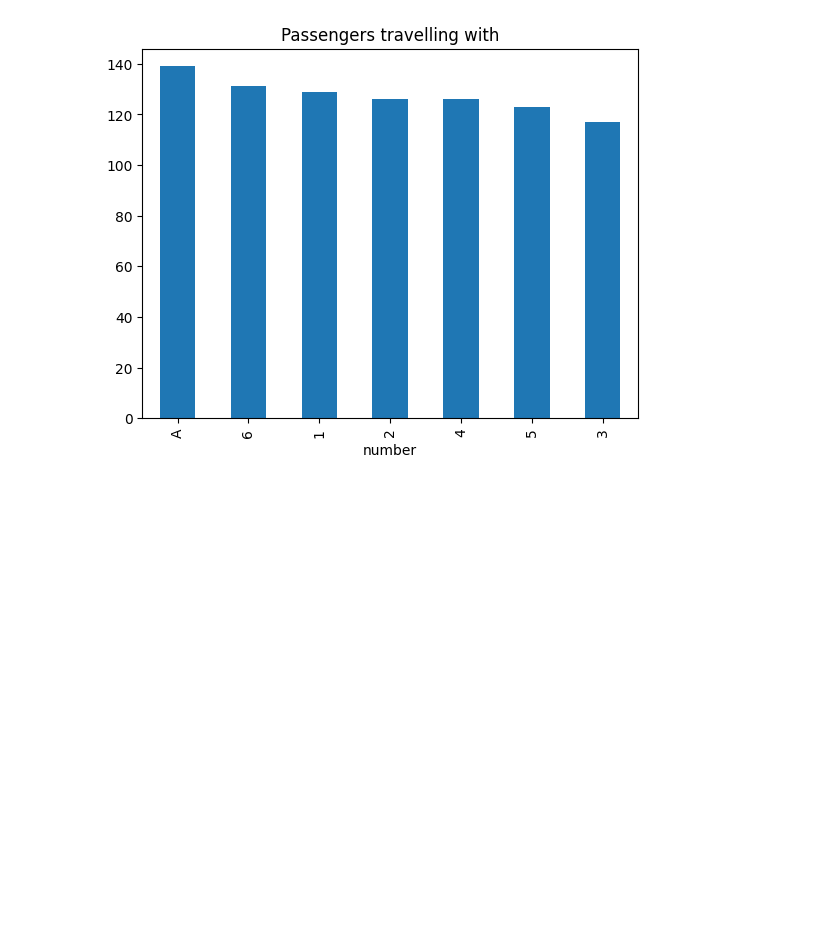
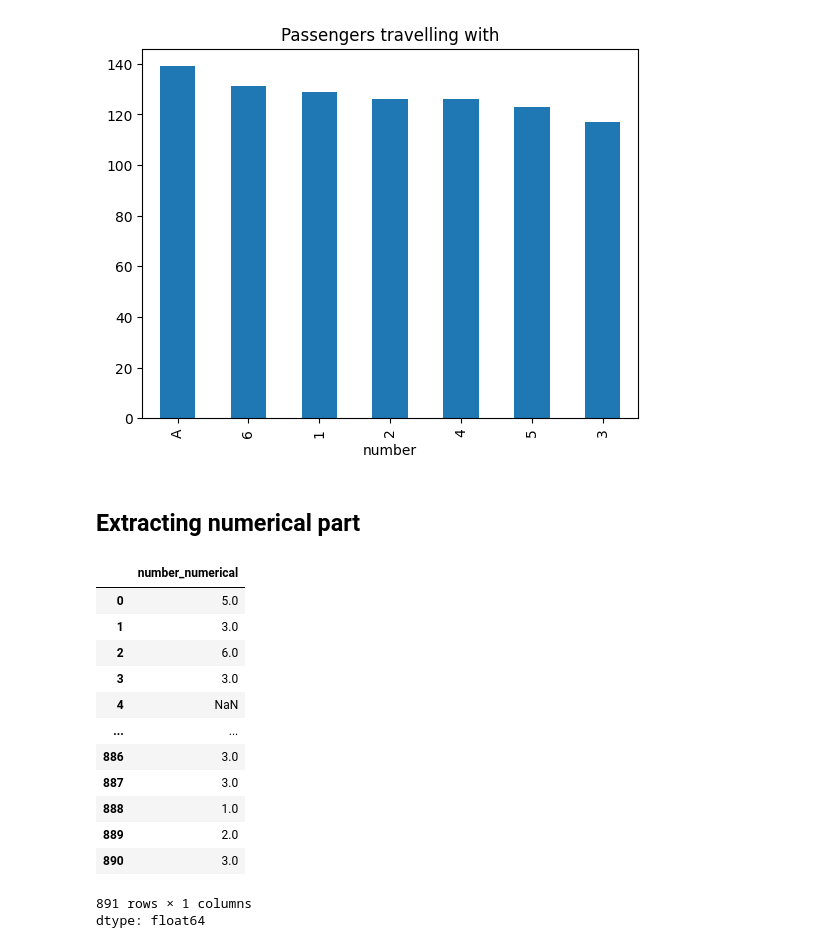
Before and after one commit to Muhammad-Waleed-Source/Machine-Learning, a Jupyter notebook: Day-33/Handling-mixed-variables.ipynb, the cells around one changed output. Drawn from its saved outputs; the diff is of its cells as text; code cells hidden in the pictures; blank space fills up the shorter version.

```diff
--- a/Day-33/Handling-mixed-variables.ipynb
+++ b/Day-33/Handling-mixed-variables.ipynb
@@ -39,3 +39,24 @@ fig.set_title('Passengers travelling with')
 # %% [output]
 Text(0.5, 1.0, 'Passengers travelling with')
 [figure]
+# %% [markdown]
+## Extracting numerical part
+# %%
+df['number_numerical'] = pd.to_numeric(df['number'], errors='coerce', downcast='integer')
+
+df['number_numerical']
+# %% [output]
+|  | number_numerical |
+| 0 | 5.0 |
+| 1 | 3.0 |
+| 2 | 6.0 |
+| 3 | 3.0 |
+| 4 | NaN |
+| ... | ... |
+| 886 | 3.0 |
+| 887 | 3.0 |
+| 888 | 1.0 |
+| 889 | 2.0 |
+| 890 | 3.0 |
+891 rows × 1 columns
+dtype: float64
```
Also changed, not shown: parts of 2 cells of this notebook.
